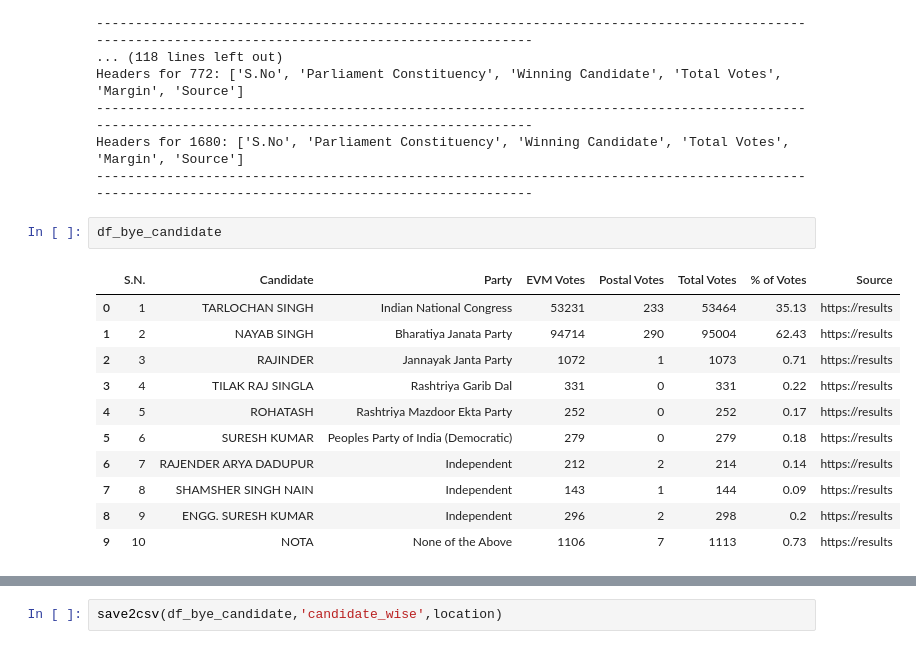
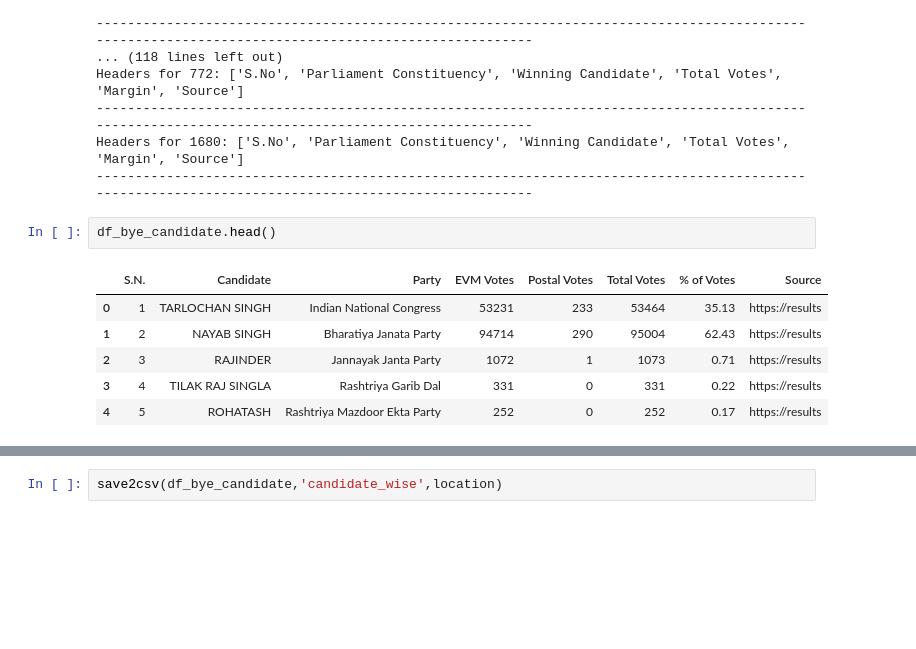
Before and after one commit to bryaanabraham/Election-Data-Analysis, a Jupyter notebook: Election_data.ipynb, the cells around one changed output, grey strips where cells are left out. Drawn from its saved outputs; the diff is of its cells as text; blank space fills up the shorter version.

```diff
--- a/Election_data.ipynb
+++ b/Election_data.ipynb
@@ -204,17 +204,12 @@ Headers for 772: ['S.No', 'Parliament Constituency', 'Winning Candidate', 'Total
 Headers for 1680: ['S.No', 'Parliament Constituency', 'Winning Candidate', 'Total Votes', 'Margin', 'Source']
 ---------------------------------------------------------------------------------------------------------------------------------------------------
 # %%
-df_bye_candidate
+df_bye_candidate.head()
 # %% [output]
 |  | S.N. | Candidate | Party | EVM Votes | Postal Votes | Total Votes | % of Votes | Source |
 | 0 | 1 | TARLOCHAN SINGH | Indian National Congress | 53231 | 233 | 53464 | 35.13 | https://results |
 | 1 | 2 | NAYAB SINGH | Bharatiya Janata Party | 94714 | 290 | 95004 | 62.43 | https://results |
 | 2 | 3 | RAJINDER | Jannayak Janta Party | 1072 | 1 | 1073 | 0.71 | https://results |
 | 3 | 4 | TILAK RAJ SINGLA | Rashtriya Garib Dal | 331 | 0 | 331 | 0.22 | https://results |
 | 4 | 5 | ROHATASH | Rashtriya Mazdoor Ekta Party | 252 | 0 | 252 | 0.17 | https://results |
-| 5 | 6 | SURESH KUMAR | Peoples Party of India (Democratic) | 279 | 0 | 279 | 0.18 | https://results |
-| 6 | 7 | RAJENDER ARYA DADUPUR | Independent | 212 | 2 | 214 | 0.14 | https://results |
-| 7 | 8 | SHAMSHER SINGH NAIN | Independent | 143 | 1 | 144 | 0.09 | https://results |
-| 8 | 9 | ENGG. SURESH KUMAR | Independent | 296 | 2 | 298 | 0.2 | https://results |
-| 9 | 10 | NOTA | None of the Above | 1106 | 7 | 1113 | 0.73 | https://results |
 # %%
```
Also changed, not shown: parts of 12 cells of this notebook.
